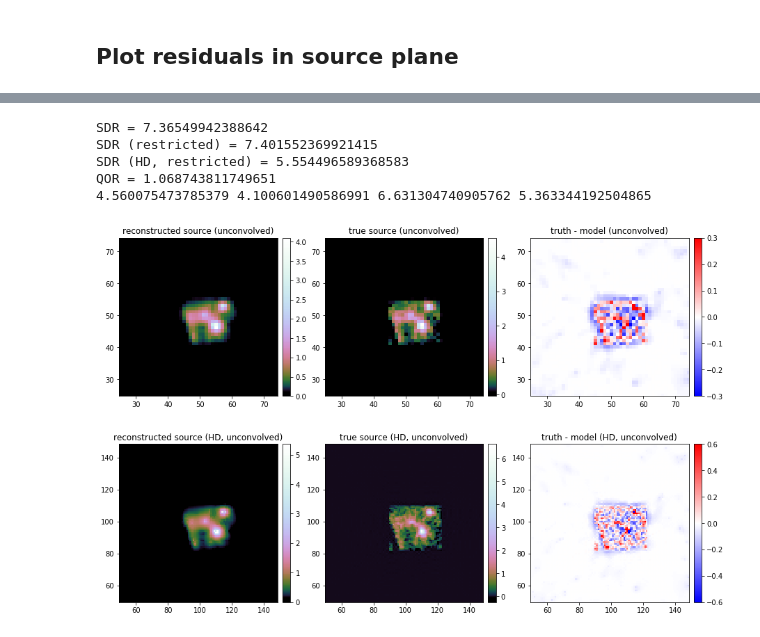
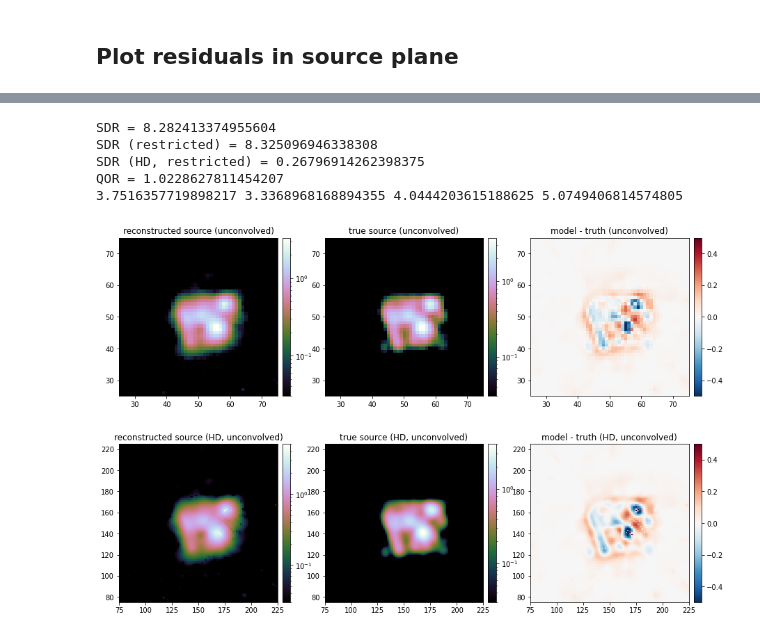
Before and after one commit to aymgal/SLITronomy, a Jupyter notebook: thirdparty/notebooks/07_complex_quasar_source.ipynb, the cells around one changed output, grey strips where cells are left out. Cells and saved outputs as stored; diff of their text form; code cells hidden in the pictures.

```diff
--- a/thirdparty/notebooks/07_complex_quasar_source.ipynb
+++ b/thirdparty/notebooks/07_complex_quasar_source.ipynb
@@ -66,7 +66,7 @@ _, _, ra_at_xy_0, dec_at_xy_0, _, _, Mpix2coord, _ \
 
 kwargs_data = {
     'background_rms': background_rms,
-    #'exposure_time': exp_time,  # individual exposure time/weight per pixel
+    'exposure_time': exp_time,  # individual exposure time/weight per pixel
     'ra_at_xy_0': ra_at_xy_0, 'dec_at_xy_0': dec_at_xy_0,
     'transform_pix2angle': Mpix2coord,
     'image_data': np.zeros((num_pix, num_pix))
@@ -110,5 +119,5 @@ plt.show()
 # %%
-lens_model_list = ['SPEMD', 'SHEAR_GAMMA_PSI']
+lens_model_list = ['PEMD', 'SHEAR_GAMMA_PSI']
 kwargs_spemd = {'theta_E': 1.8, 'gamma': 2, 'center_x': 0, 'center_y': 0, 'e1': 0.1, 'e2': -0.2}
 kwargs_shear = {'gamma_ext': 0.05, 'psi_ext': 0.5, 'ra_0': kwargs_spemd['center_x'], 'dec_0': kwargs_spemd['center_y']}
 kwargs_lens = [kwargs_spemd, kwargs_shear]
@@ -147,7 +156,9 @@ mag = lens_model_class.magnification(x_image, y_image, kwargs=kwargs_lens)
 mag_factor = 100
 kwargs_ps = [{'ra_image': x_image, 'dec_image': y_image,
               'point_amp': mag_factor*np.abs(mag)}]
+num_ps = len(kwargs_ps[0]['point_amp'])
 print(kwargs_ps)
+
 point_source_list = ['LENSED_POSITION']
 point_source_class = PointSource(point_source_type_list=point_source_list, fixed_magnification_list=[False])
 # %% [output]
@@ -155,5 +166,5 @@ point_source_class = PointSource(point_source_type_list=point_source_list, fixed
 # %%
-kwargs_numerics = {'supersampling_factor': 3, 'supersampling_convolution': False}
+kwargs_numerics = {'supersampling_factor': 1, 'supersampling_convolution': False}
 
 # get the simalated lens image (i.e. image plane)
 imageModel = ImageModel(data_class, psf_class, lens_model_class, source_model_class,
@@ -163,8 +174,8 @@ imageModel = ImageModel(data_class, psf_class, lens_model_class, source_model_cl
 image_sim_no_noise = imageModel.image(kwargs_lens, kwargs_source, kwargs_lens_light, kwargs_ps)
 
 bkg = image_util.add_background(image_sim_no_noise, sigma_bkd=background_rms)
-#poisson = image_util.add_poisson(image_sim_no_noise, exp_time=exp_time)
-noise = bkg # + poisson
+poisson = image_util.add_poisson(image_sim_no_noise, exp_time=exp_time)
+noise = bkg + poisson
 image_sim = image_sim_no_noise + noise
 image_sim_1d = lenstro_util.image2array(image_sim)
 
@@ -174,7 +185,7 @@ if kwargs_data.get('exposure_time', None) is None:
 data_class = ImageData(**kwargs_data)
 
 plt.title("noise map")
-im = plt.imshow(np.sqrt(data_class.C_D), origin='lower')
+im = plt.imshow(np.sqrt(data_class.C_D), norm=LogNorm())
 nice_colorbar(im)
 plt.show()
 # %% [output]
@@ -293,0 +313,7 @@ Negative image pixels ? False (min = 3.82e-04)
+# %%
+sparseSolver = imageSparseFit.PixelSolver
+#lensingOperator = imageSparseFit.lensingOperator
+
+fig = sparseSolver.plot_results(log_scale=True, vmin_res=-5, vmax_res=5,
+                                cmap_image=cmap_flux, cmap_source=cmap_flux,
+                                vmin_image=1e-2, vmin_source=1e-2)
@@ -322,57 +354,57 @@ print("SDR (HD, restricted) =", SDR(source_sim_hd[66:126, 76:136], source_estima
 print("QOR =", QOR(image_sim, sparseSolver.image_model(), np.sqrt(data_class.C_D)))
 
 print(source_sim.max(), source_estimate.max(), source_sim_hd.max(), source_estimate_hd.max())
-cut_level = 0.3
-cut_level_hd = 0.6
+cut_level = 0.5
+cut_level_hd = 0.5
 
-residuals_source = source_sim - source_estimate
-residuals_source_hd = source_sim_hd - source_estimate_hd
+residuals_source = source_estimate - source_sim
+residuals_source_hd = source_estimate_hd - source_sim_hd
 
 fig, axes = plt.subplots(2, 3, figsize=(15, 10))
 
 ax = axes[0, 0]
 ax.set_title("reconstructed source (unconvolved)")
-im = ax.imshow(source_estimate, origin='lower', cmap=log_cmap('cubehelix', 0.03, 1))
+im = ax.imshow(source_estimate, origin='lower', cmap=cmap_flux, norm=LogNorm(3e-2))
 ax.set_xlim(len(source_sim)/4, 3*len(source_sim)/4)
 ax.set_ylim(len(source_sim)/4, 3*len(source_sim)/4)
 nice_colorbar(im)
 ax = axes[0, 1]
 ax.set_title("true source (unconvolved)")
-im = ax.imshow(source_sim, origin='lower', cmap=log_cmap('cubehelix', 0.03, 1))
+im = ax.imshow(source_sim, origin='lower', cmap=cmap_flux, norm=LogNorm(3e-2))
 ax.set_xlim(len(source_sim)/4, 3*len(source_sim)/4)
 ax.set_ylim(len(source_sim)/4, 3*len(source_sim)/4)
 nice_colorbar(im)
 ax = axes[0, 2]
-ax.set_title("truth - model (unconvolved)")
+ax.set_title("model - truth (unconvolved)")
 ax.set_xlim(len(source_sim)/4, 3*len(source_sim)/4)
 ax.set_ylim(len(source_sim)/4, 3*len(source_sim)/4)
-im = ax.imshow(residuals_source, origin='lower', cmap='bwr', vmin=-cut_level, vmax=cut_level)
+im = ax.imshow(residuals_source, origin='lower', cmap='RdBu_r', vmin=-cut_level, vmax=cut_level)
 nice_colorbar(im)
 
 ax = axes[1, 0]
 ax.set_title("reconstructed source (HD, unconvolved)")
-im = ax.imshow(source_estimate_hd, origin='lower', cmap=log_cmap('cubehelix', 0.03, 1))
+im = ax.imshow(source_estimate_hd, origin='lower', cmap=cmap_flux, norm=LogNorm(3e-2))
 ax.set_xlim(len(source_estimate_hd)/4, 3*len(source_estimate_hd)/4)
 ax.set_ylim(len(source_estimate_hd)/4, 3*len(source_estimate_hd)/4)
 nice_colorbar(im)
 ax = axes[1, 1]
 ax.set_title("true source (HD, unconvolved)")
-im = ax.imshow(source_sim_hd, origin='lower', cmap=log_cmap('cubehelix', 0.03, 1))
+im = ax.imshow(source_sim_hd, origin='lower', cmap=cmap_flux, norm=LogNorm(3e-2))
 ax.set_xlim(len(source_sim_hd)/4, 3*len(source_sim_hd)/4)
 ax.set_ylim(len(source_sim_hd)/4, 3*len(source_sim_hd)/4)
 nice_colorbar(im)
 ax = axes[1, 2]
-ax.set_title("truth - model (HD, unconvolved)")
+ax.set_title("model - truth (HD, unconvolved)")
 ax.set_xlim(len(source_sim_hd)/4, 3*len(source_sim_hd)/4)
 ax.set_ylim(len(source_sim_hd)/4, 3*len(source_sim_hd)/4)
-im = ax.imshow(residuals_source_hd, origin='lower', cmap='bwr', vmin=-cut_level_hd, vmax=cut_level_hd)
+im = ax.imshow(residuals_source_hd, origin='lower', cmap='RdBu_r', vmin=-cut_level_hd, vmax=cut_level_hd)
 nice_colorbar(im)
 
 plt.show()
 # %% [output]
-SDR = 7.36549942388642
-SDR (restricted) = 7.401552369921415
-SDR (HD, restricted) = 5.554496589368583
-QOR = 1.068743811749651
-4.560075473785379 4.100601490586991 6.631304740905762 5.363344192504865
+SDR = 8.282413374955604
+SDR (restricted) = 8.325096946338308
+SDR (HD, restricted) = 0.26796914262398375
+QOR = 1.0228627811454207
+3.7516357719898217 3.3368968168894355 4.0444203615188625 5.0749406814574805
-[figure, old version]
+[figure, new version]
```
Also changed, not shown: parts of 17 cells of this notebook.
